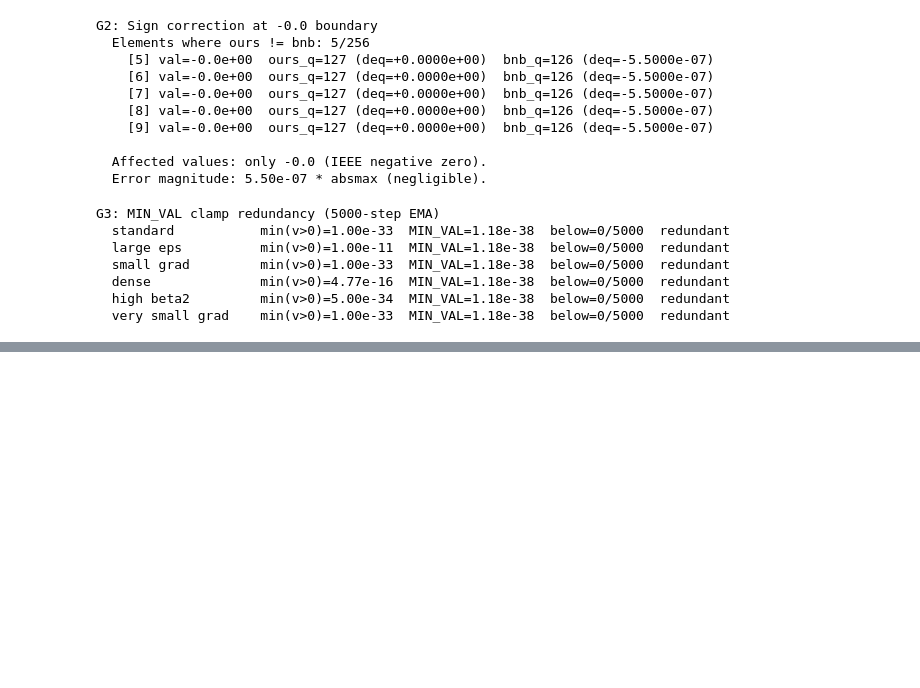
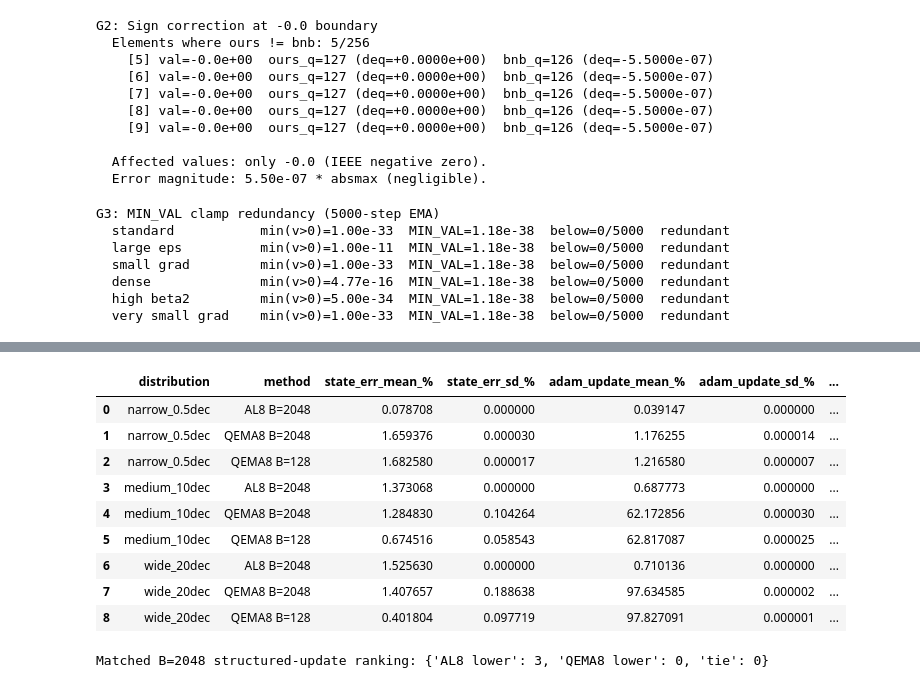
Before and after one commit to yanfeiwong/al-quantization, a Jupyter notebook: theory_and_ablation_final.ipynb, the cells around one changed output, grey strips where cells are left out. Cells and saved outputs as stored; diff of their text form; code cells hidden in the pictures; blank space fills up the shorter version.

```diff
--- a/theory_and_ablation_final.ipynb
+++ b/theory_and_ablation_final.ipynb
@@ -3141,0 +3397,80 @@ G3: MIN_VAL clamp redundancy (5000-step EMA)
+# %%
+H_DENSE_DISTS = ("narrow_0.5dec", "medium_10dec", "wide_20dec")
+H_DENSE_N = 8192
+h_dense_grad_rng = torch.Generator().manual_seed(7)
+h_dense_grad = torch.randn(H_DENSE_N, generator=h_dense_grad_rng) * 0.01
+h_dense_rows = []
+
+for distribution in H_DENSE_DISTS:
+    v = gen_v(distribution, H_DENSE_N, seed=42)
+    al = qd_log_adaptive(v, H_PRIMARY_BLOCK_SIZE)
+    h_dense_rows.append({
+        "distribution": distribution,
+        "method": "AL8 B=2048",
+        "state_err_mean_%": 100 * h_rel_l2_positive(v, al),
+        "state_err_sd_%": 0.0,
+        "adam_update_mean_%": 100 * h_update_error_adam(h_dense_grad, v, al),
+        "adam_update_sd_%": 0.0,
+        "structured_update_mean_%": 100 * h_update_error_structured(h_dense_grad, v, al),
+        "structured_update_sd_%": 0.0,
+        "invalid_precast_max": 0,
+    })
+
+    for block_size in (H_PRIMARY_BLOCK_SIZE, H_NATIVE_BLOCK_SIZE):
+        state_errors = []
+        adam_errors = []
+        structured_errors = []
+        invalid_counts = []
+        for seed in H_QEMA_SR_SEEDS:
+            qema = h_qd_qema8(v, block_size, seed)
+            assert qema.status == "defined"
+            state_errors.append(100 * h_rel_l2_positive(v, qema.values))
+            adam_errors.append(100 * h_update_error_adam(h_dense_grad, v, qema.values))
+            structured_errors.append(
+                100 * h_update_error_structured(h_dense_grad, v, qema.values)
+            )
+            invalid_counts.append(qema.invalid_precast)
+
+        state_mean, state_sd = h_mean_sd(state_errors)
+        adam_mean, adam_sd = h_mean_sd(adam_errors)
+        structured_mean, structured_sd = h_mean_sd(structured_errors)
+        h_dense_rows.append({
+            "distribution": distribution,
+            "method": f"QEMA8 B={block_size}",
+            "state_err_mean_%": state_mean,
+            "state_err_sd_%": state_sd,
+            "adam_update_mean_%": adam_mean,
+            "adam_update_sd_%": adam_sd,
+            "structured_update_mean_%": structured_mean,
+            "structured_update_sd_%": structured_sd,
+            "invalid_precast_max": max(invalid_counts),
+        })
+
+h_dense_results = h_show_rows(h_dense_rows)
+
+h_dense_direction = {"AL8 lower": 0, "QEMA8 lower": 0, "tie": 0}
+for distribution in H_DENSE_DISTS:
+    rows = [row for row in h_dense_rows if row["distribution"] == distribution]
+    al_row = next(row for row in rows if row["method"] == "AL8 B=2048")
+    qema_row = next(row for row in rows if row["method"] == "QEMA8 B=2048")
+    al_error = al_row["structured_update_mean_%"]
+    qema_error = qema_row["structured_update_mean_%"]
+    if al_error < qema_error:
+        h_dense_direction["AL8 lower"] += 1
+    elif qema_error < al_error:
+        h_dense_direction["QEMA8 lower"] += 1
+    else:
+        h_dense_direction["tie"] += 1
+print("Matched B=2048 structured-update ranking:", h_dense_direction)
+# %% [output]
+|  | distribution | method | state_err_mean_% | state_err_sd_% | adam_update_mean_% | adam_update_sd_% | ... |
+| 0 | narrow_0.5dec | AL8 B=2048 | 0.078708 | 0.000000 | 0.039147 | 0.000000 | ... |
+| 1 | narrow_0.5dec | QEMA8 B=2048 | 1.659376 | 0.000030 | 1.176255 | 0.000014 | ... |
+| 2 | narrow_0.5dec | QEMA8 B=128 | 1.682580 | 0.000017 | 1.216580 | 0.000007 | ... |
+| 3 | medium_10dec | AL8 B=2048 | 1.373068 | 0.000000 | 0.687773 | 0.000000 | ... |
+| 4 | medium_10dec | QEMA8 B=2048 | 1.284830 | 0.104264 | 62.172856 | 0.000030 | ... |
+| 5 | medium_10dec | QEMA8 B=128 | 0.674516 | 0.058543 | 62.817087 | 0.000025 | ... |
+| 6 | wide_20dec | AL8 B=2048 | 1.525630 | 0.000000 | 0.710136 | 0.000000 | ... |
+| 7 | wide_20dec | QEMA8 B=2048 | 1.407657 | 0.188638 | 97.634585 | 0.000002 | ... |
+| 8 | wide_20dec | QEMA8 B=128 | 0.401804 | 0.097719 | 97.827091 | 0.000001 | ... |
+Matched B=2048 structured-update ranking: {'AL8 lower': 3, 'QEMA8 lower': 0, 'tie': 0}
```
Also changed, not shown: parts of 8 cells of this notebook.
